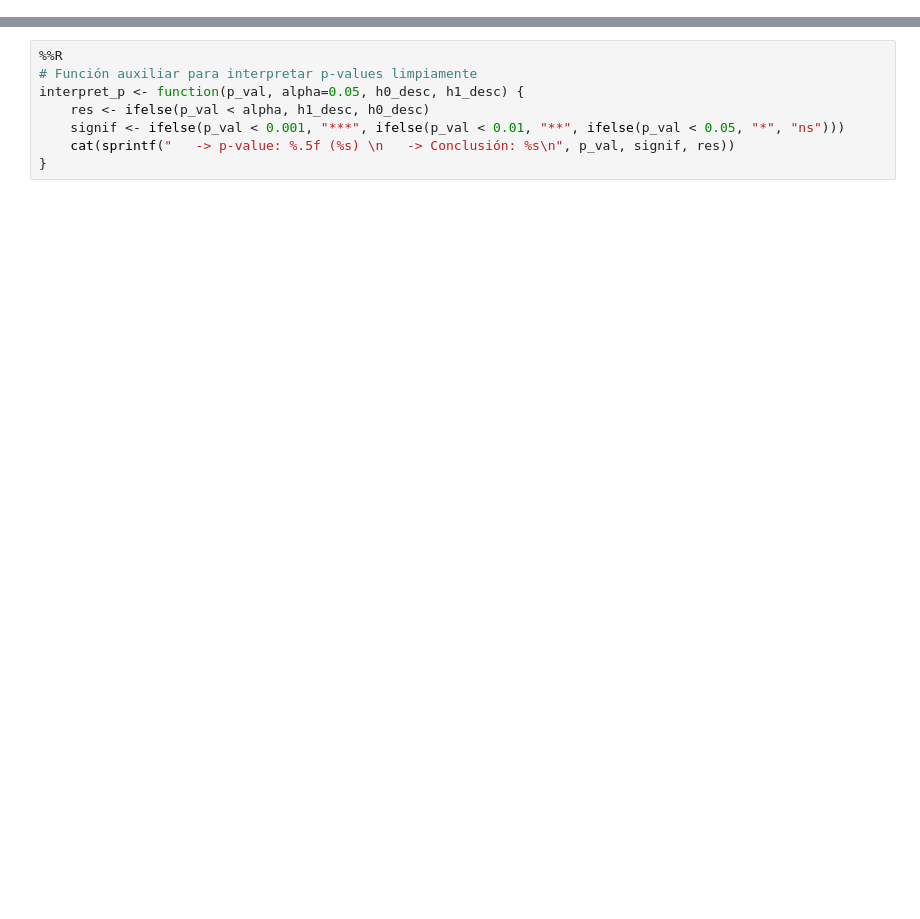
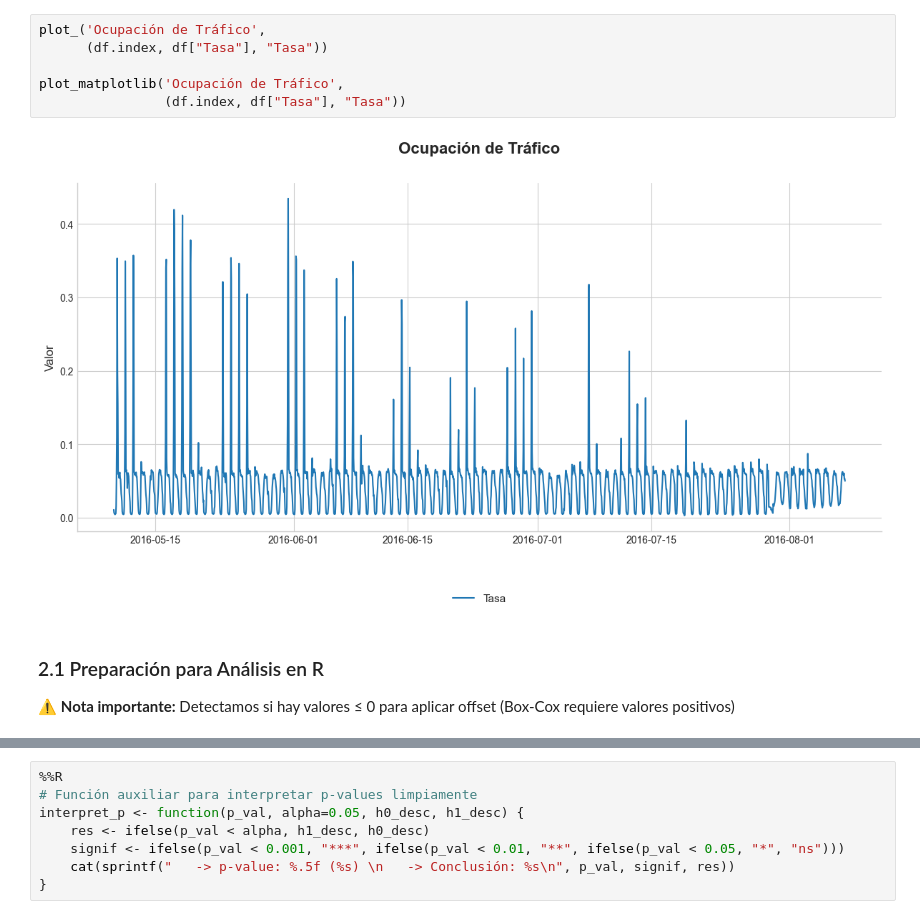
Before and after one commit to Plealm/Prediccion_Probabilistica, a Jupyter notebook: codigo_final_organizado/Aplicaciones/Aplicaciones_con_analisis/traffic_analisis.ipynb, the cells around one changed output, grey strips where cells are left out. Saved outputs shown, nothing was run; the diff lists cells and outputs as text; blank space fills up the shorter version.

```diff
--- a/codigo_final_organizado/Aplicaciones/Aplicaciones_con_analisis/traffic_analisis.ipynb
+++ b/codigo_final_organizado/Aplicaciones/Aplicaciones_con_analisis/traffic_analisis.ipynb
@@ -359,0 +281,12 @@ mi <- mutualInformation(df_r$Trend_Removed, lag.max = 50, n.partitions = 50,
+# %%
+plot_('Ocupación de Tráfico',
+      (df.index, df["Tasa"], "Tasa"))
+
+plot_matplotlib('Ocupación de Tráfico',
+                (df.index, df["Tasa"], "Tasa"))
+# %% [output]
+[figure, added]
+# %% [markdown]
+### 2.1 Preparación para Análisis en R
+
+⚠️ **Nota importante:** Detectamos si hay valores ≤ 0 para aplicar offset (Box-Cox requiere valores positivos)
```
Also changed, not shown: parts of 76 cells of this notebook, 49 other files.
